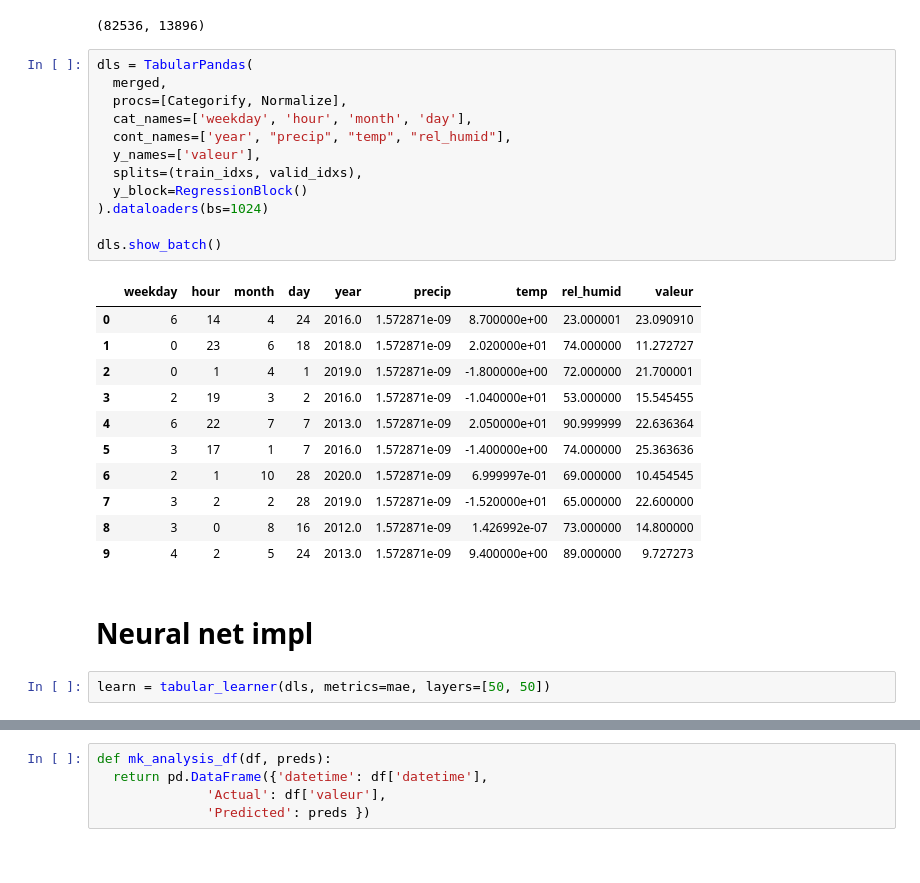
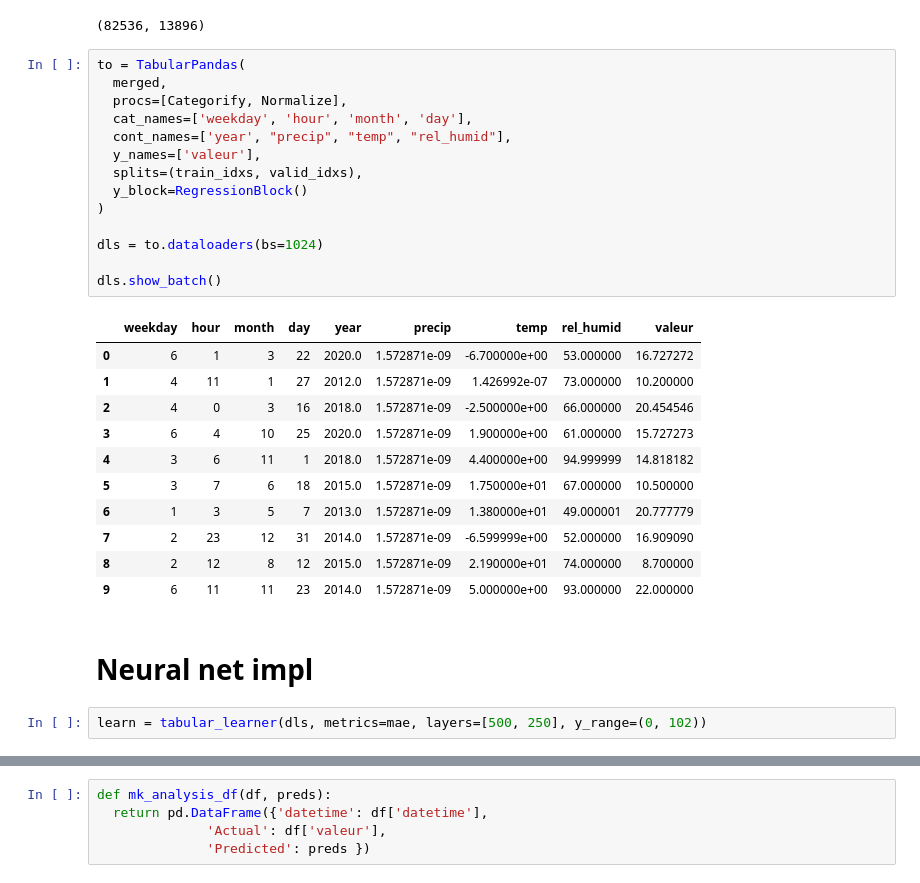
Before and after one commit to Magellol/montreal-aqi-predictions, a Jupyter notebook: index.ipynb, the cells around one changed output, grey strips where cells are left out. Cells and saved outputs as stored; diff of their text form.

```diff
--- a/index.ipynb
+++ b/index.ipynb
@@ -291,33 +273,35 @@ len(merged.loc[train_idxs]), len(valid_idxs)
 # %% [output]
 (82536, 13896)
 # %%
-dls = TabularPandas(
+to = TabularPandas(
   merged,
   procs=[Categorify, Normalize],
   cat_names=['weekday', 'hour', 'month', 'day'],
   cont_names=['year', "precip", "temp", "rel_humid"],
   y_names=['valeur'],
   splits=(train_idxs, valid_idxs),
   y_block=RegressionBlock()
-).dataloaders(bs=1024)
+)
+
+dls = to.dataloaders(bs=1024)
 
 dls.show_batch()
 # %% [output]
 |  | weekday | hour | month | day | year | precip | temp | rel_humid | valeur |
-| 0 | 6 | 14 | 4 | 24 | 2016.0 | 1.572871e-09 | 8.700000e+00 | 23.000001 | 23.090910 |
-| 1 | 0 | 23 | 6 | 18 | 2018.0 | 1.572871e-09 | 2.020000e+01 | 74.000000 | 11.272727 |
-| 2 | 0 | 1 | 4 | 1 | 2019.0 | 1.572871e-09 | -1.800000e+00 | 72.000000 | 21.700001 |
-| 3 | 2 | 19 | 3 | 2 | 2016.0 | 1.572871e-09 | -1.040000e+01 | 53.000000 | 15.545455 |
-| 4 | 6 | 22 | 7 | 7 | 2013.0 | 1.572871e-09 | 2.050000e+01 | 90.999999 | 22.636364 |
-| 5 | 3 | 17 | 1 | 7 | 2016.0 | 1.572871e-09 | -1.400000e+00 | 74.000000 | 25.363636 |
-| 6 | 2 | 1 | 10 | 28 | 2020.0 | 1.572871e-09 | 6.999997e-01 | 69.000000 | 10.454545 |
-| 7 | 3 | 2 | 2 | 28 | 2019.0 | 1.572871e-09 | -1.520000e+01 | 65.000000 | 22.600000 |
-| 8 | 3 | 0 | 8 | 16 | 2012.0 | 1.572871e-09 | 1.426992e-07 | 73.000000 | 14.800000 |
-| 9 | 4 | 2 | 5 | 24 | 2013.0 | 1.572871e-09 | 9.400000e+00 | 89.000000 | 9.727273 |
+| 0 | 6 | 1 | 3 | 22 | 2020.0 | 1.572871e-09 | -6.700000e+00 | 53.000000 | 16.727272 |
+| 1 | 4 | 11 | 1 | 27 | 2012.0 | 1.572871e-09 | 1.426992e-07 | 73.000000 | 10.200000 |
+| 2 | 4 | 0 | 3 | 16 | 2018.0 | 1.572871e-09 | -2.500000e+00 | 66.000000 | 20.454546 |
+| 3 | 6 | 4 | 10 | 25 | 2020.0 | 1.572871e-09 | 1.900000e+00 | 61.000000 | 15.727273 |
+| 4 | 3 | 6 | 11 | 1 | 2018.0 | 1.572871e-09 | 4.400000e+00 | 94.999999 | 14.818182 |
+| 5 | 3 | 7 | 6 | 18 | 2015.0 | 1.572871e-09 | 1.750000e+01 | 67.000000 | 10.500000 |
+| 6 | 1 | 3 | 5 | 7 | 2013.0 | 1.572871e-09 | 1.380000e+01 | 49.000001 | 20.777779 |
+| 7 | 2 | 23 | 12 | 31 | 2014.0 | 1.572871e-09 | -6.599999e+00 | 52.000000 | 16.909090 |
+| 8 | 2 | 12 | 8 | 12 | 2015.0 | 1.572871e-09 | 2.190000e+01 | 74.000000 | 8.700000 |
+| 9 | 6 | 11 | 11 | 23 | 2014.0 | 1.572871e-09 | 5.000000e+00 | 93.000000 | 22.000000 |
 # %% [markdown]
 # Neural net impl
 # %%
-learn = tabular_learner(dls, metrics=mae, layers=[50, 50])
+learn = tabular_learner(dls, metrics=mae, layers=[500, 250], y_range=(0, 102))
 # %%
 learn.lr_find(suggest_funcs=[valley, slide])
 # %% [output]
```
Also changed, not shown: parts of 7 cells of this notebook.
